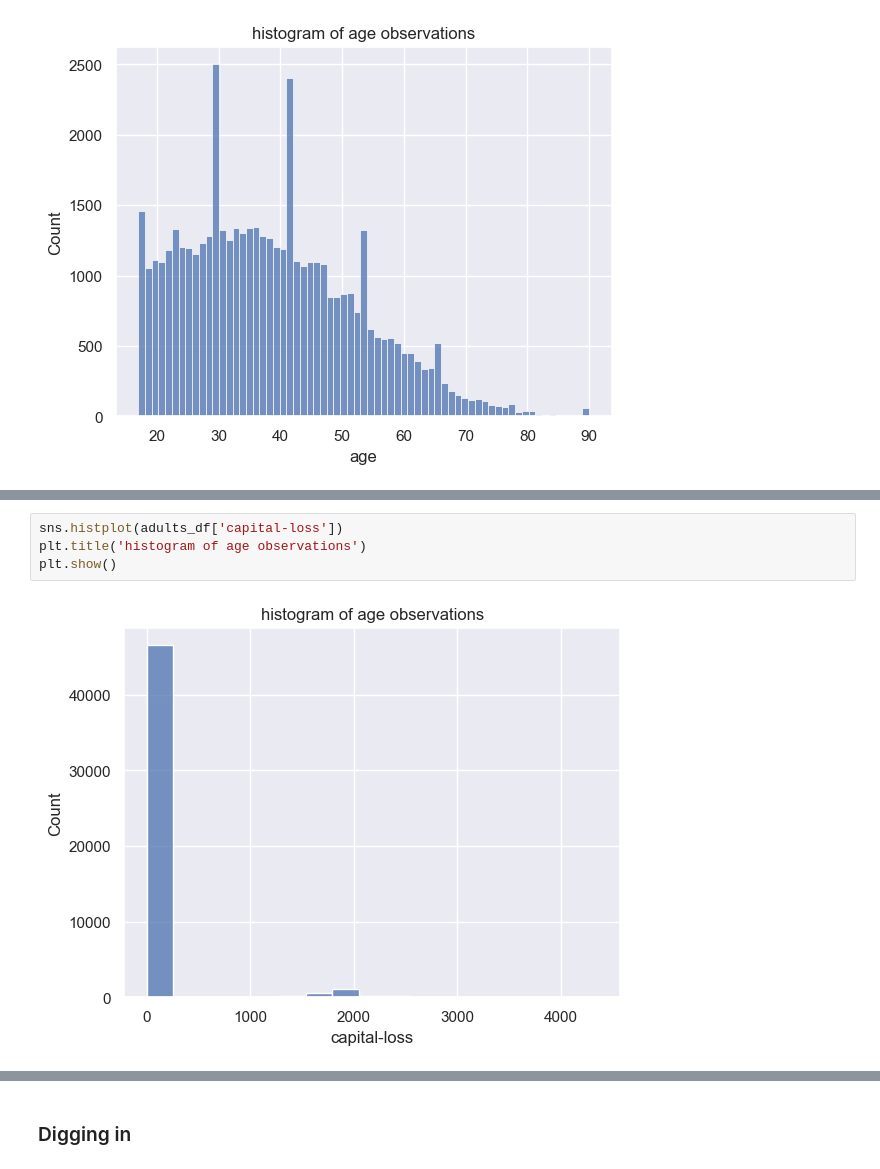
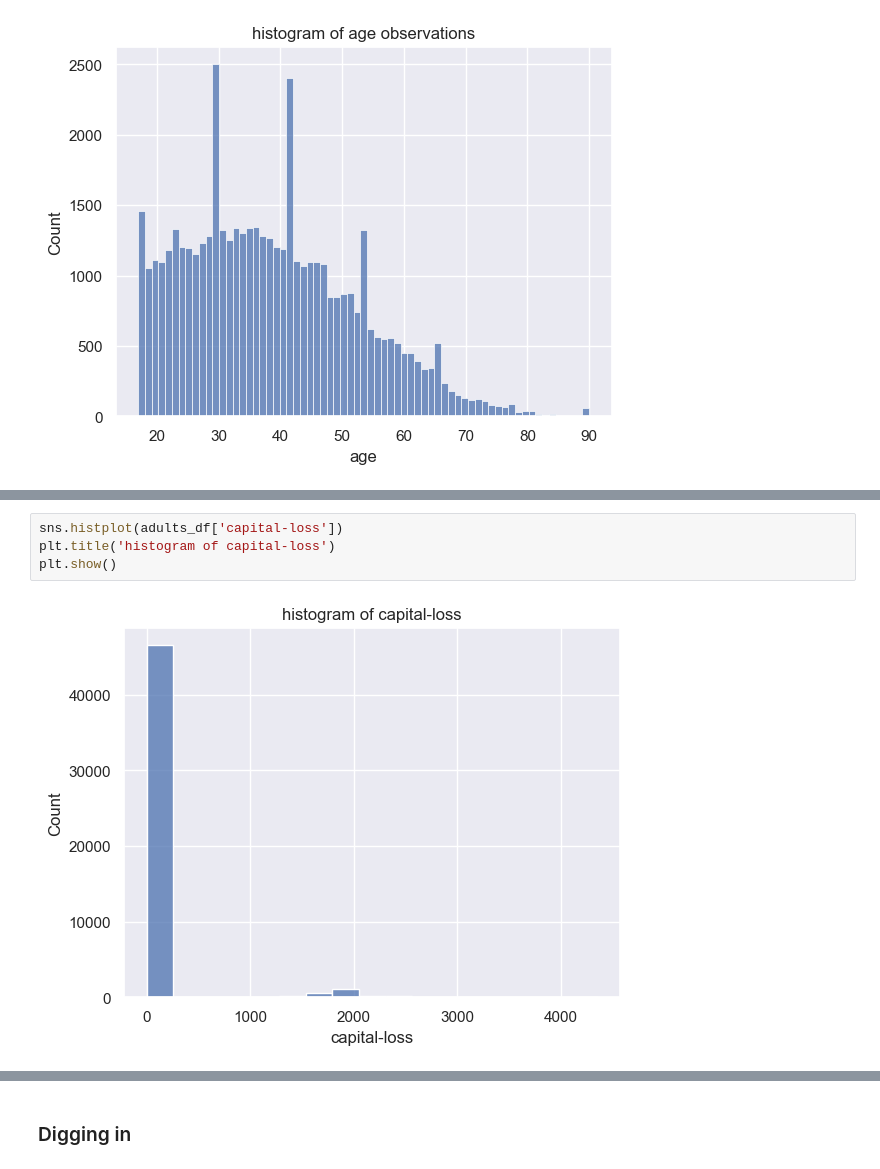
Before and after one commit to 474benchen/bias_aware_gridsearchCV, a Jupyter notebook: income.ipynb, the cells around one changed output, grey strips where cells are left out. Cells and saved outputs as stored; diff of their text form.

```diff
--- a/income.ipynb
+++ b/income.ipynb
@@ -137,8 +137,8 @@ plt.show()
 # %%
 sns.histplot(adults_df['capital-loss'])
-plt.title('histogram of age observations')
+plt.title('histogram of capital-loss')
 plt.show()
 # %% [output]
-[figure, old version]
+[figure, new version]
 # %%
 sns.histplot(adults_df['hours-per-week'])
```
Also changed, not shown: parts of 3 cells of this notebook.
